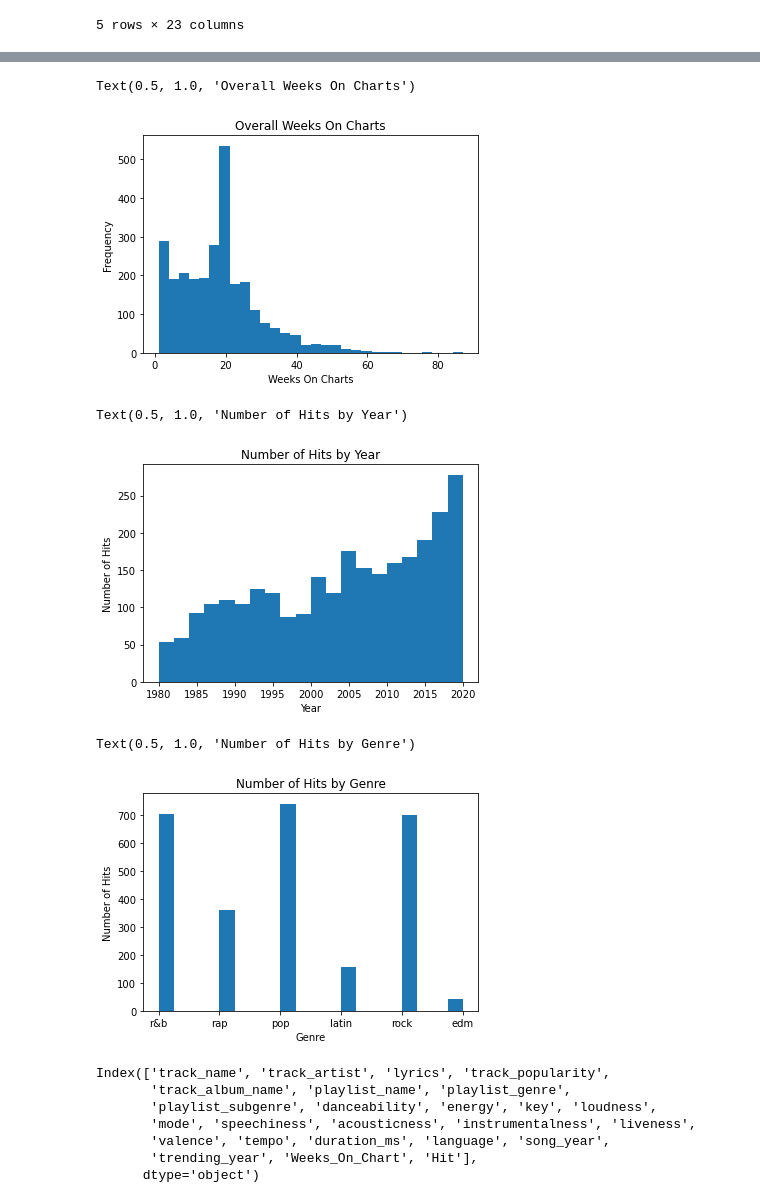
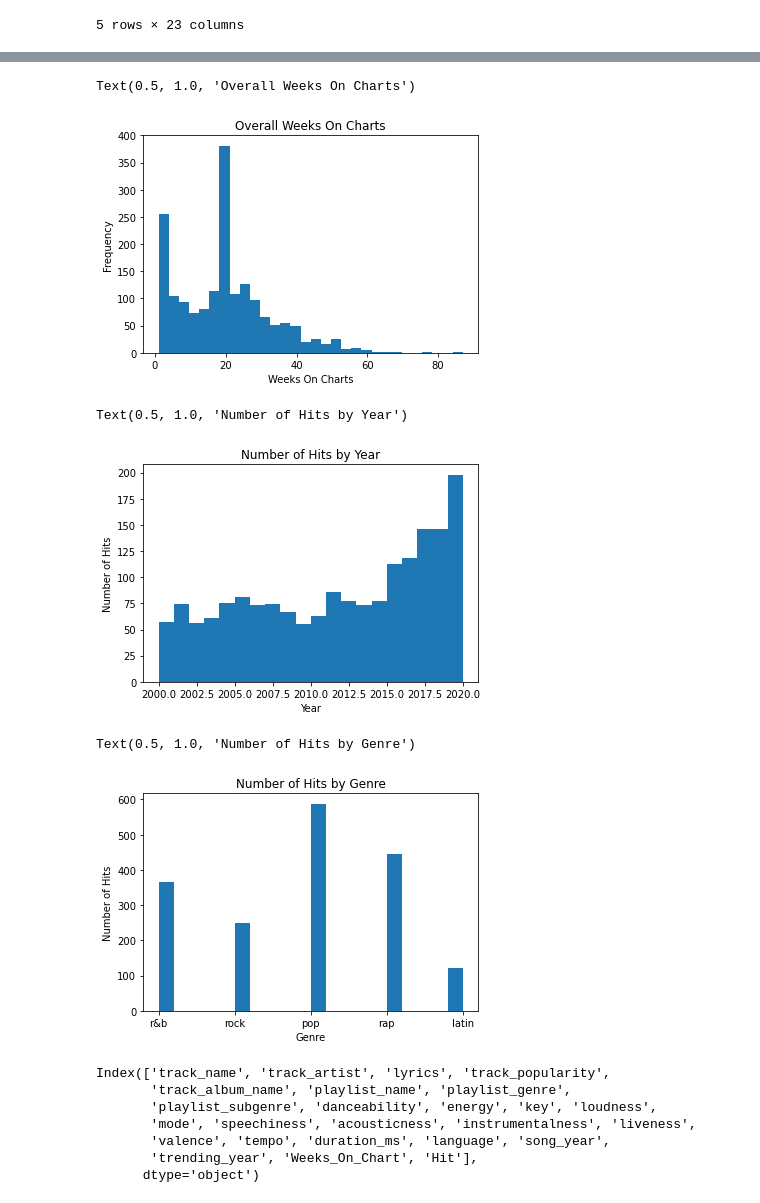
Before and after one commit to sumedhshah94/w266_project_topmusichits, a Jupyter notebook: notebooks/Basic_EDA_HitSongs.ipynb, the cells around one changed output, grey strips where cells are left out. Saved outputs shown, nothing was run; the diff lists cells and outputs as text; code cells hidden in the pictures.

```diff
--- a/notebooks/Basic_EDA_HitSongs.ipynb
+++ b/notebooks/Basic_EDA_HitSongs.ipynb
@@ -5,11 +5,12 @@ import matplotlib.pyplot as plt
 import numpy as np
 # %%
 #Load songs and charts data (use pwd to change to find directory)
-songs = pd.read_csv('/home/sumedhshah94/w266_project_topmusichits/data/interim/songs_charts.csv',index_col=[0])
+songs = pd.read_csv('~/w266_project_topmusichits/data/interim/songs_charts_new_all.csv')
 # %% [markdown]
 ## Observe hit songs
 # %%
-song_hits = songs[songs.Hit==1]
+song_hits = songs[songs.hit==1]
+song_hits = song_hits[song_hits.song_year>=2000]
 # %%
 song_hits.head()
 # %% [output]
@@ -60,12 +63,12 @@ df.sort_values('Hit',ascending=False).head(20)
 # %%
 #song_hits['Weeks_On_Chart'].hist(bins=20)
-plt.hist(song_hits['Weeks_On_Chart'],bins=30)
+plt.hist(song_hits['weeks_on_chart'],bins=30)
 plt.xlabel('Weeks On Charts')
 plt.ylabel('Frequency')
 plt.title('Overall Weeks On Charts')
 # %% [output]
 Text(0.5, 1.0, 'Overall Weeks On Charts')
-[figure, old version]
+[figure, new version]
 # %%
 #song_hits['song_year'].hist(bins=20)
 plt.hist(song_hits['song_year'],bins=20)
@@ -74,16 +77,16 @@ plt.ylabel('Number of Hits')
 plt.title('Number of Hits by Year')
 # %% [output]
 Text(0.5, 1.0, 'Number of Hits by Year')
-[figure, old version]
+[figure, new version]
 # %%
 #song_hits['playlist_genre'].hist(bins=20)
-plt.hist(song_hits['playlist_genre'],bins=20)
+plt.hist(song_hits['genre'],bins=20)
 plt.xlabel('Genre')
 plt.ylabel('Number of Hits')
 plt.title('Number of Hits by Genre')
 # %% [output]
 Text(0.5, 1.0, 'Number of Hits by Genre')
-[figure, old version]
+[figure, new version]
 # %%
 song_hits.columns
 # %% [output]
```
Also changed, not shown: parts of 27 cells of this notebook, 3 other files.
